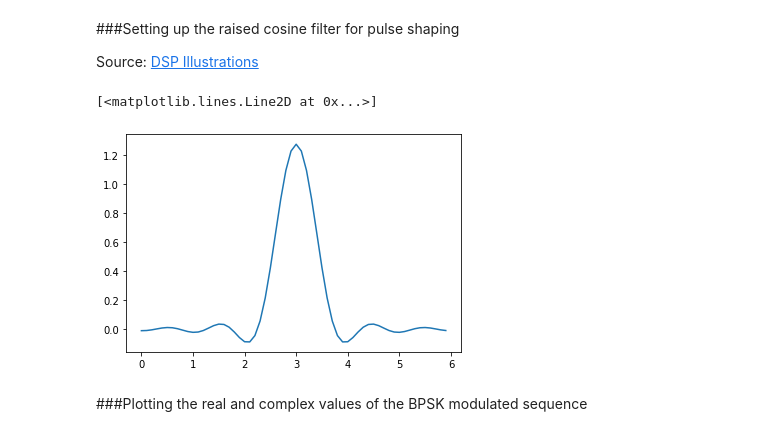
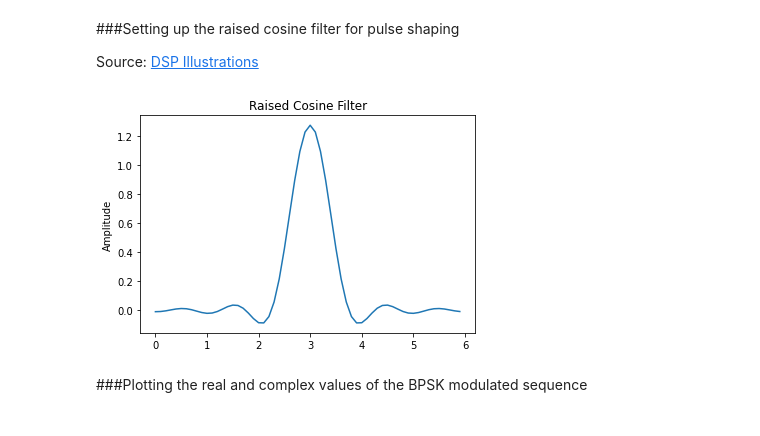
Before and after one commit to nourhanOfTerra/MARCO, a Jupyter notebook: MarCO.ipynb, the cells around one changed output. Cells and saved outputs as stored; diff of their text form; code cells hidden in the pictures.

```diff
--- a/MarCO.ipynb
+++ b/MarCO.ipynb
@@ -234,20 +234,22 @@ Source: [DSP Illustrations](https://dspillustrations.com/pages/posts/misc/baseba
 # %%
 Fs = int(fs)            # the sampling frequency we use for the discrete simulation of analog signals
 fc = int(carrier)       # 3kHz carrier frequency
 Ts = 1e-3               # 1 ms symbol spacing, i.e. the baseband samples are Ts seconds apart.
 BN = 1/(2*Ts)           # the Nyquist bandwidth of the baseband signal.
 ups = int(Ts*Fs)        # number of samples per symbol in the "analog" domain
 N = 6400                  # number of transmitted baseband samples
 # the RRC filter should span 3 baseband samples to the left and to the right.
 # Hence, it introduces a delay of 3Ts seconds.
 t0 = 3*Ts
 # Calculate the filter coefficients (N=number of samples in filter)
 _, rrc = commpy.filters.rrcosfilter(N=int(2*t0*Fs), alpha=1,Ts=Ts, Fs=Fs)
 t_rrc = np.arange(len(rrc)) / Fs  # the time points that correspond to the filter values
 plt.plot(t_rrc/Ts, rrc)
+plt.title('Raised Cosine Filter')
+plt.ylabel('Amplitude')
+plt.savefig('Raised Cosine Filter.png')
 # %% [output]
-[<matplotlib.lines.Line2D at 0x...>]
-[figure, old version]
+[figure, new version]
 # %% [markdown]
 ###Plotting the real and complex values of the BPSK modulated sequence
 # %%
```
Also changed, not shown: parts of 33 cells of this notebook.
